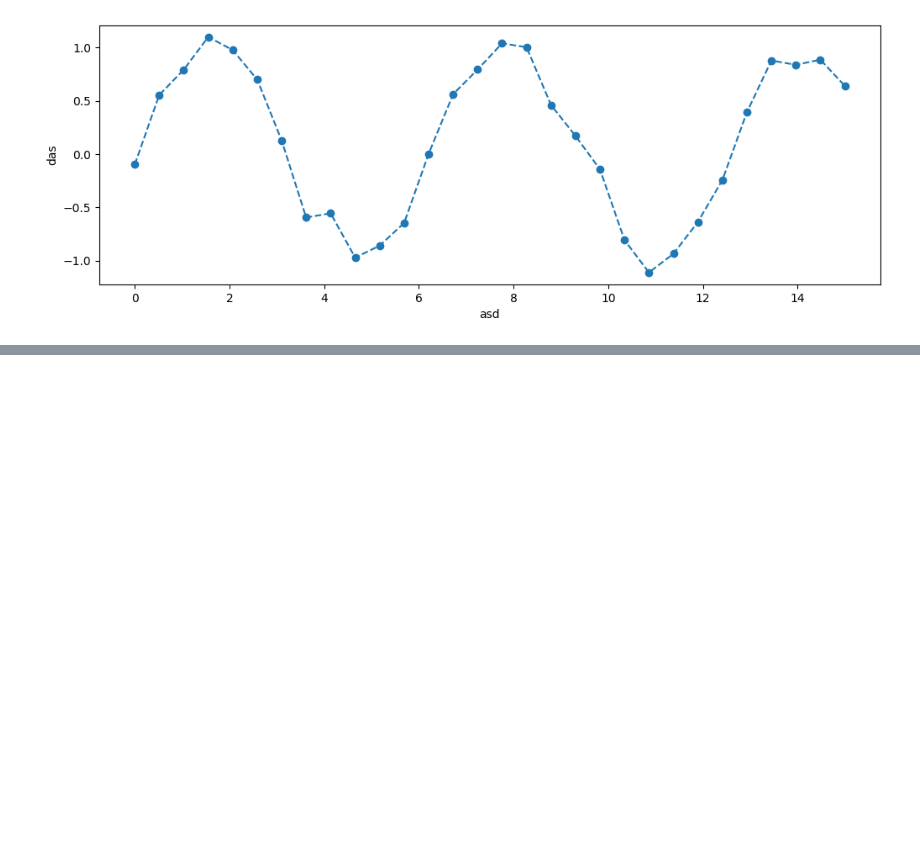
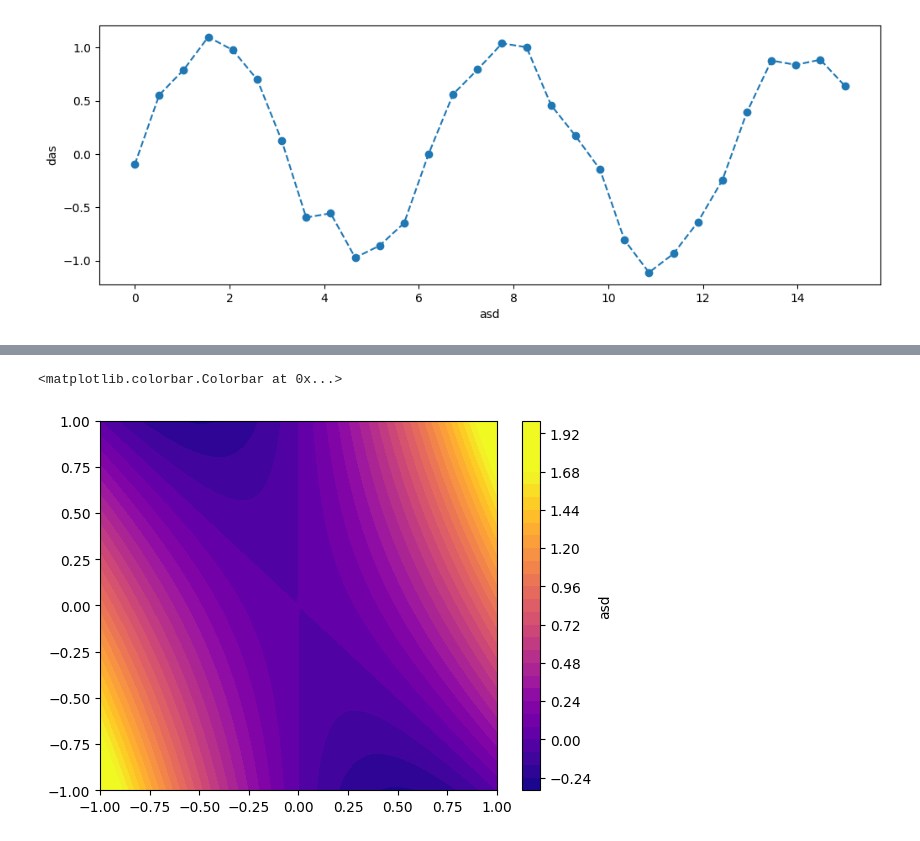
Before and after one commit to Flakvard/statistik, a Jupyter notebook: matplotlib.ipynb, the cells around one changed output, grey strips where cells are left out. Cells and saved outputs as stored; diff of their text form; code cells hidden in the pictures; blank space fills up the shorter version.

```diff
--- a/matplotlib.ipynb
+++ b/matplotlib.ipynb
@@ -118,0 +159,11 @@ array([[<AxesSubplot: >, <AxesSubplot: >],
+# %%
+_ = np.linspace(-1,1,100)
+x, y = np.meshgrid(_,_)
+z = x**2+x*y
+# %%
+plt.contourf(x,y,z, levels=30, vmax=1.68, cmap='plasma') #Can use vmax and vmin to adjust color range cmap = colormap
+plt.colorbar(label='asd') #add colorpanel and label
+#different colors = https://matplotlib.org/stable/tutorials/colors/colormaps.html
+# %% [output]
+<matplotlib.colorbar.Colorbar at 0x...>
+[figure, added]
```
Also changed, not shown: parts of 16 cells of this notebook, 1 other file.
